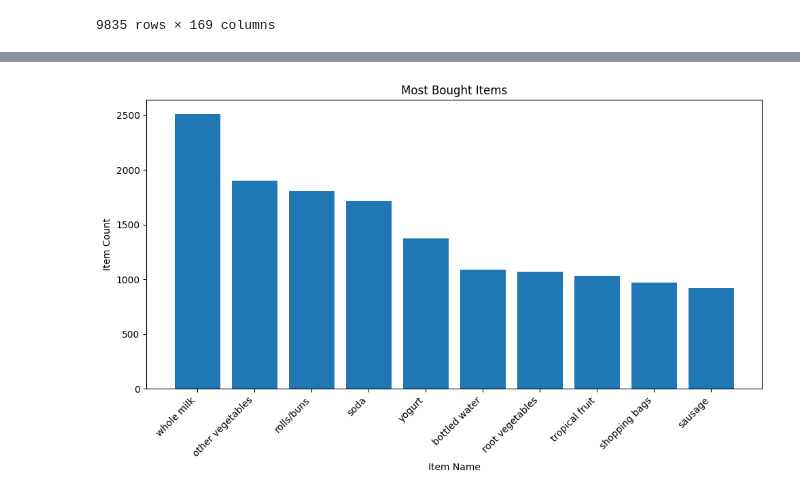
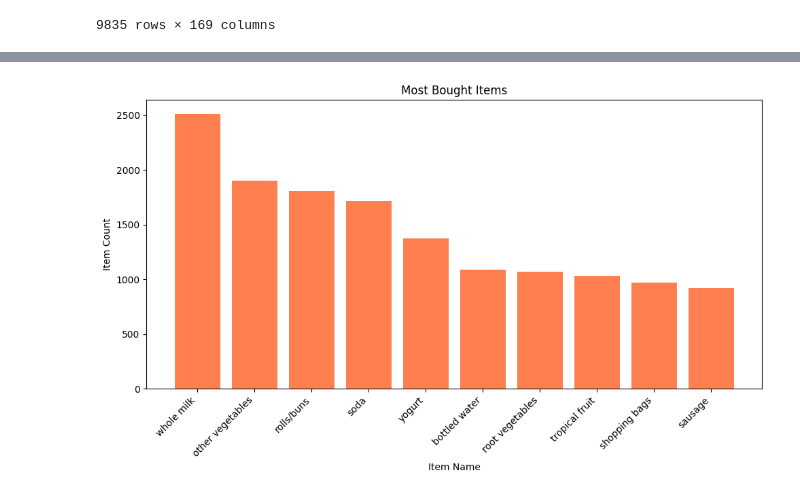
Before and after one commit to pappala-balaji/Market-Basket-Analysis, a Jupyter notebook: BasketAnalysis.ipynb, the cells around one changed output, grey strips where cells are left out. Cells and saved outputs as stored; diff of their text form; code cells hidden in the pictures.

```diff
--- a/BasketAnalysis.ipynb
+++ b/BasketAnalysis.ipynb
@@ -113,13 +113,13 @@ onehot_df
 | 9834 | 0 | 0 | 0 | 0 | 0 | 0 | ... |
 9835 rows × 169 columns
 # %%
-most_bought_items =onehot_df.sum().sort_values(ascending=False).reset_index()
-most_bought_items.rename(columns={most_bought_items.columns[0]: 'Item_Name', most_bought_items.columns[1]: 'Item_Count'}, inplace=True)
+most_bought_items=onehot_df.sum().sort_values(ascending=False).reset_index()
+most_bought_items.columns=['Item_Name','Item_Count']
 print(most_bought_items.head())
-print('\n')
+print()
 
-total_item_count=Most_bought_items['Item_Count'].values
-print("Total items sold :",np.sum(total_item_count))
+total_items_sold=most_bought_items['Item_Count'].values.sum()
+print("Total items sold :",total_items_sold)
 # %% [output]
           Item_Name  Item_Count
 0        whole milk        2513
@@ -132,12 +131,12 @@ print("Total items sold :",np.sum(total_item_count))
 Total items sold : 43367
 # %%
 plt.figure(figsize=(10, 6))
-plt.bar(most_bought_items['Item_Name'].head(10), most_bought_items['Item_Count'].head(10))
+plt.bar(most_bought_items['Item_Name'].head(10), most_bought_items['Item_Count'].head(10),color='coral')
 plt.title('Most Bought Items')
 plt.xlabel('Item Name')
 plt.ylabel('Item Count')
 plt.xticks(rotation=45, ha='right')
 plt.tight_layout()
 plt.show()
 # %% [output]
-[figure, old version]
+[figure, new version]
```
